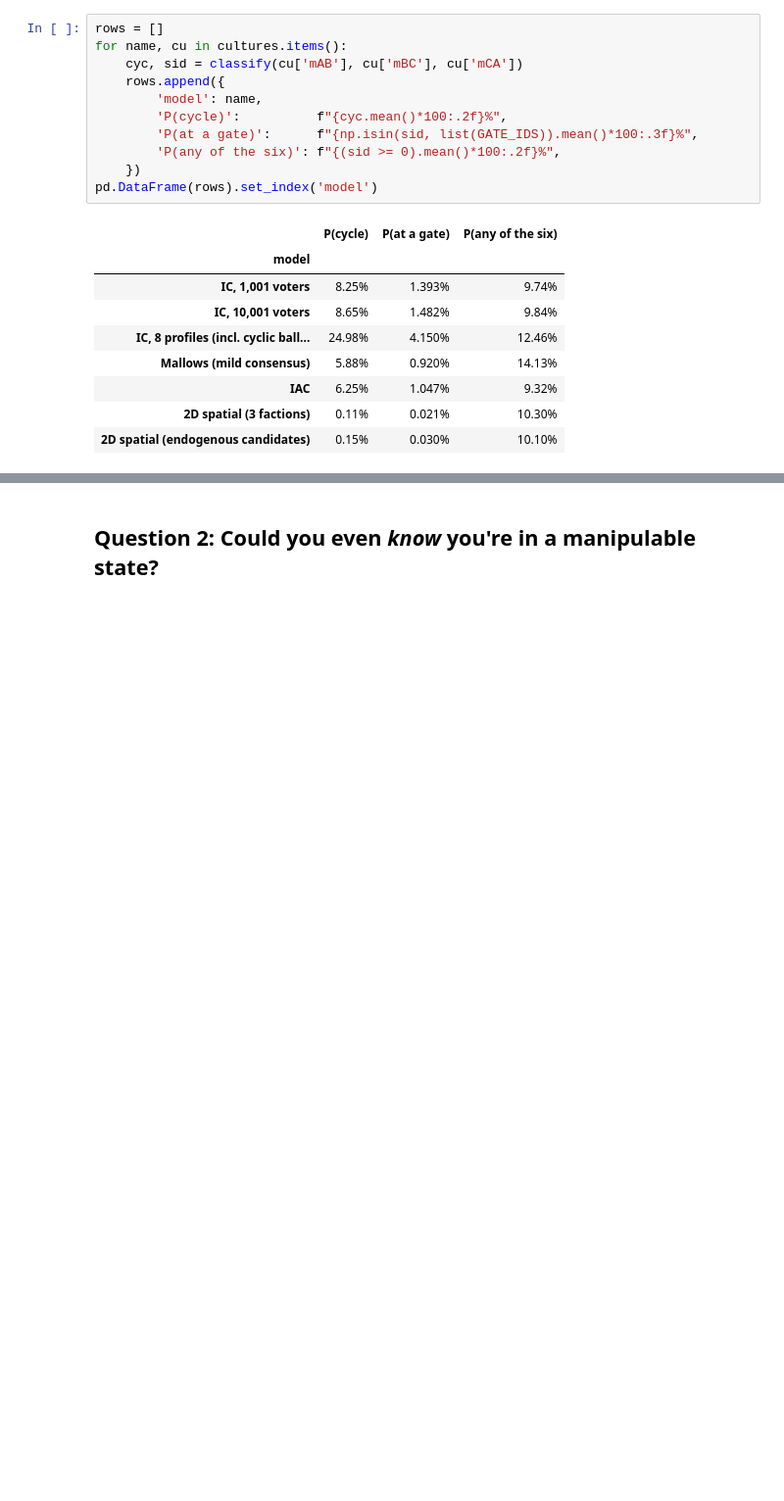
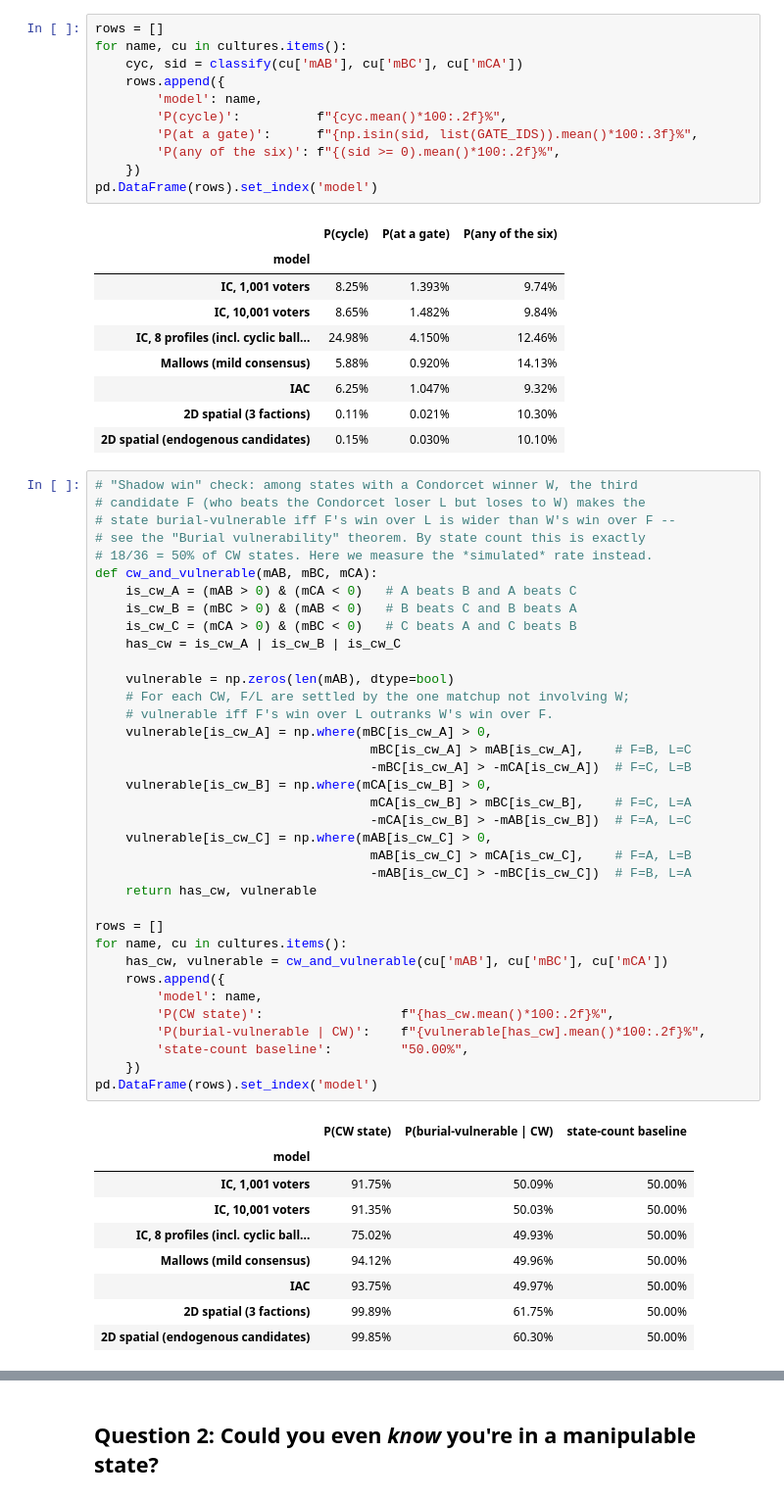
Before and after one commit to eigentaylor/eigentaylor.github.io, a Jupyter notebook: assets/jupyter/better_choices_simulations_minimal.ipynb, the cells around one changed output, grey strips where cells are left out. Shown at 98% size. Saved outputs shown, nothing was run; the diff lists cells and outputs as text; blank space fills up the shorter version.

```diff
--- a/assets/jupyter/better_choices_simulations_minimal.ipynb
+++ b/assets/jupyter/better_choices_simulations_minimal.ipynb
@@ -215,3 +215,49 @@ pd.DataFrame(rows).set_index('model')
 | IAC | 6.25% | 1.047% | 9.32% |
 | 2D spatial (3 factions) | 0.11% | 0.021% | 10.30% |
 | 2D spatial (endogenous candidates) | 0.15% | 0.030% | 10.10% |
+# %%
+# "Shadow win" check: among states with a Condorcet winner W, the third
+# candidate F (who beats the Condorcet loser L but loses to W) makes the
+# state burial-vulnerable iff F's win over L is wider than W's win over F --
+# see the "Burial vulnerability" theorem. By state count this is exactly
+# 18/36 = 50% of CW states. Here we measure the *simulated* rate instead.
+def cw_and_vulnerable(mAB, mBC, mCA):
+    is_cw_A = (mAB > 0) & (mCA < 0)   # A beats B and A beats C
+    is_cw_B = (mBC > 0) & (mAB < 0)   # B beats C and B beats A
+    is_cw_C = (mCA > 0) & (mBC < 0)   # C beats A and C beats B
+    has_cw = is_cw_A | is_cw_B | is_cw_C
+
+    vulnerable = np.zeros(len(mAB), dtype=bool)
+    # For each CW, F/L are settled by the one matchup not involving W;
+    # vulnerable iff F's win over L outranks W's win over F.
+    vulnerable[is_cw_A] = np.where(mBC[is_cw_A] > 0,
+                                    mBC[is_cw_A] > mAB[is_cw_A],    # F=B, L=C
+                                    -mBC[is_cw_A] > -mCA[is_cw_A])  # F=C, L=B
+    vulnerable[is_cw_B] = np.where(mCA[is_cw_B] > 0,
+                                    mCA[is_cw_B] > mBC[is_cw_B],    # F=C, L=A
+                                    -mCA[is_cw_B] > -mAB[is_cw_B])  # F=A, L=C
+    vulnerable[is_cw_C] = np.where(mAB[is_cw_C] > 0,
+                                    mAB[is_cw_C] > mCA[is_cw_C],    # F=A, L=B
+                                    -mAB[is_cw_C] > -mBC[is_cw_C])  # F=B, L=A
+    return has_cw, vulnerable
+
+rows = []
+for name, cu in cultures.items():
+    has_cw, vulnerable = cw_and_vulnerable(cu['mAB'], cu['mBC'], cu['mCA'])
+    rows.append({
+        'model': name,
+        'P(CW state)':                  f"{has_cw.mean()*100:.2f}%",
+        'P(burial-vulnerable | CW)':    f"{vulnerable[has_cw].mean()*100:.2f}%",
+        'state-count baseline':         "50.00%",
+    })
+pd.DataFrame(rows).set_index('model')
+# %% [output]
+|  | P(CW state) | P(burial-vulnerable | CW) | state-count baseline |
+| model |  |  |  |
+| IC, 1,001 voters | 91.75% | 50.09% | 50.00% |
+| IC, 10,001 voters | 91.35% | 50.03% | 50.00% |
+| IC, 8 profiles (incl. cyclic ball... | 75.02% | 49.93% | 50.00% |
+| Mallows (mild consensus) | 94.12% | 49.96% | 50.00% |
+| IAC | 93.75% | 49.97% | 50.00% |
+| 2D spatial (3 factions) | 99.89% | 61.75% | 50.00% |
+| 2D spatial (endogenous candidates) | 99.85% | 60.30% | 50.00% |
```
Also changed, not shown: parts of 2 cells of this notebook.
